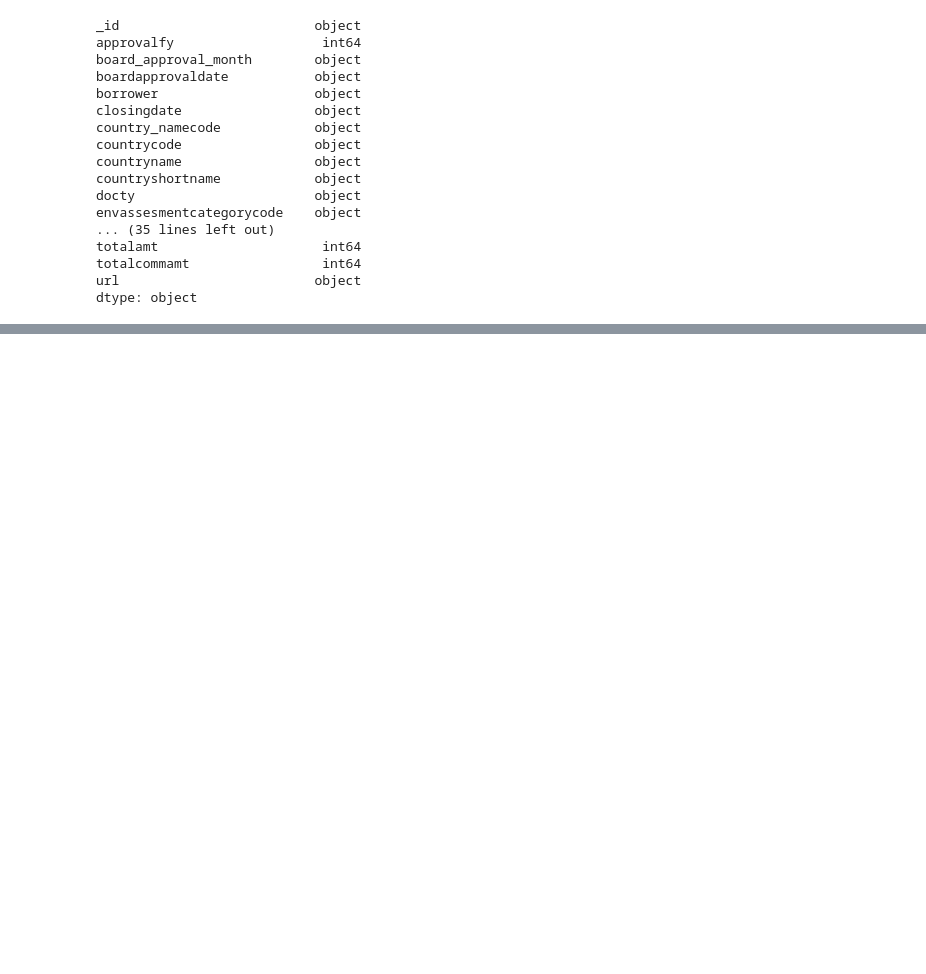
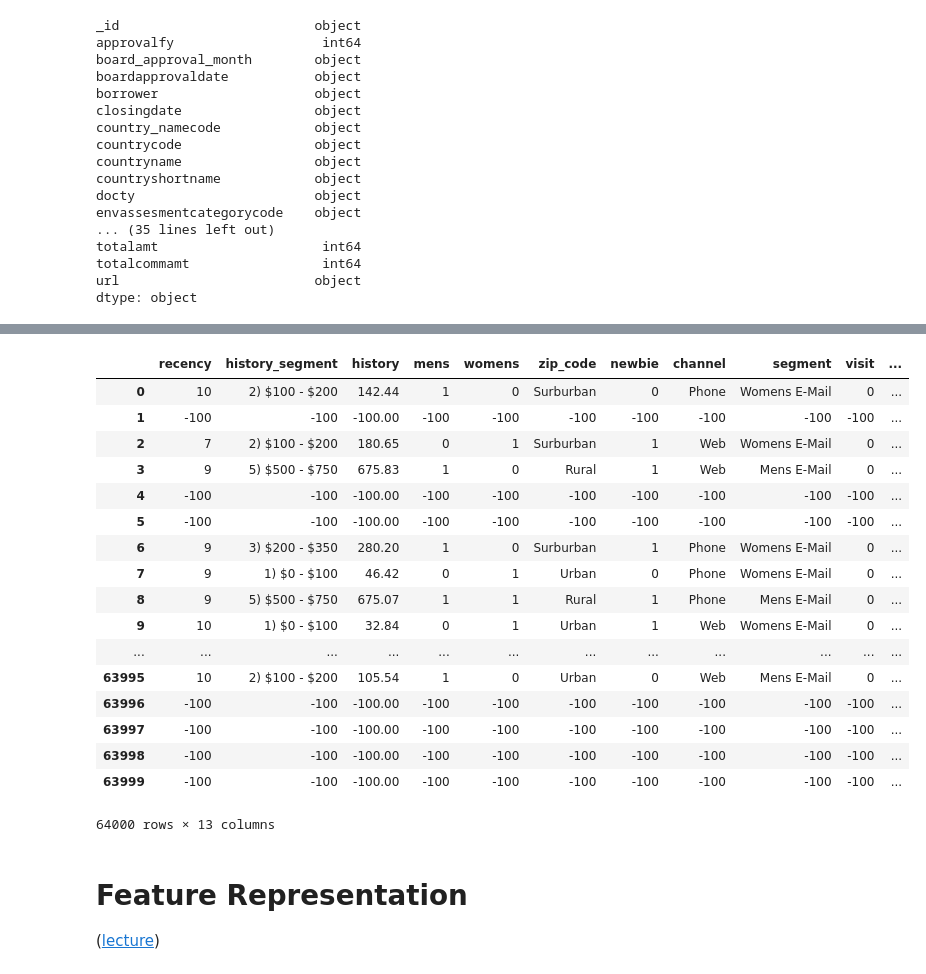
Before and after one commit to tsaomao/edX--MSDS-Curriculum--DAT210x, a Jupyter notebook: Module2/Module 2 - Lectures.ipynb, the cells around one changed output, grey strips where cells are left out. Drawn from its saved outputs; the diff is of its cells as text; code cells hidden in the pictures; blank space fills up the shorter version.

Commit message:
More Lecture 2 progress. Stuck on scipy module and imread.

```diff
--- a/Module2/Module 2 - Lectures.ipynb
+++ b/Module2/Module 2 - Lectures.ipynb
@@ -120,0 +297,26 @@ dtype: object
+# %%
+df[df.recency < 7] = -100
+# %%
+df
+# %% [output]
+|  | recency | history_segment | history | mens | womens | zip_code | newbie | channel | segment | visit | ... |
+| 0 | 10 | 2) $100 - $200 | 142.44 | 1 | 0 | Surburban | 0 | Phone | Womens E-Mail | 0 | ... |
+| 1 | -100 | -100 | -100.00 | -100 | -100 | -100 | -100 | -100 | -100 | -100 | ... |
+| 2 | 7 | 2) $100 - $200 | 180.65 | 0 | 1 | Surburban | 1 | Web | Womens E-Mail | 0 | ... |
+| 3 | 9 | 5) $500 - $750 | 675.83 | 1 | 0 | Rural | 1 | Web | Mens E-Mail | 0 | ... |
+| 4 | -100 | -100 | -100.00 | -100 | -100 | -100 | -100 | -100 | -100 | -100 | ... |
+| 5 | -100 | -100 | -100.00 | -100 | -100 | -100 | -100 | -100 | -100 | -100 | ... |
+| 6 | 9 | 3) $200 - $350 | 280.20 | 1 | 0 | Surburban | 1 | Phone | Womens E-Mail | 0 | ... |
+| 7 | 9 | 1) $0 - $100 | 46.42 | 0 | 1 | Urban | 0 | Phone | Womens E-Mail | 0 | ... |
+| 8 | 9 | 5) $500 - $750 | 675.07 | 1 | 1 | Rural | 1 | Phone | Mens E-Mail | 0 | ... |
+| 9 | 10 | 1) $0 - $100 | 32.84 | 0 | 1 | Urban | 1 | Web | Womens E-Mail | 0 | ... |
+| ... | ... | ... | ... | ... | ... | ... | ... | ... | ... | ... | ... |
+| 63995 | 10 | 2) $100 - $200 | 105.54 | 1 | 0 | Urban | 0 | Web | Mens E-Mail | 0 | ... |
+| 63996 | -100 | -100 | -100.00 | -100 | -100 | -100 | -100 | -100 | -100 | -100 | ... |
+| 63997 | -100 | -100 | -100.00 | -100 | -100 | -100 | -100 | -100 | -100 | -100 | ... |
+| 63998 | -100 | -100 | -100.00 | -100 | -100 | -100 | -100 | -100 | -100 | -100 | ... |
+| 63999 | -100 | -100 | -100.00 | -100 | -100 | -100 | -100 | -100 | -100 | -100 | ... |
+64000 rows × 13 columns
+# %% [markdown]
+# Feature Representation
+([lecture](https://courses.edx.org/courses/course-v1:Microsoft+DAT210x+4T2017/courseware/b7aa9093-0ee1-9e62-4188-6f9d25a2ce85/ce1c9548-56c6-5421-5541-94aec8434947/?activate_block_id=block-v1%3AMicrosoft%2BDAT210x%2B4T2017%2Btype%40sequential%2Bblock%40ce1c9548-56c6-5421-5541-94aec8434947))
```
Also changed, not shown: parts of 40 cells of this notebook, 1 other file.
